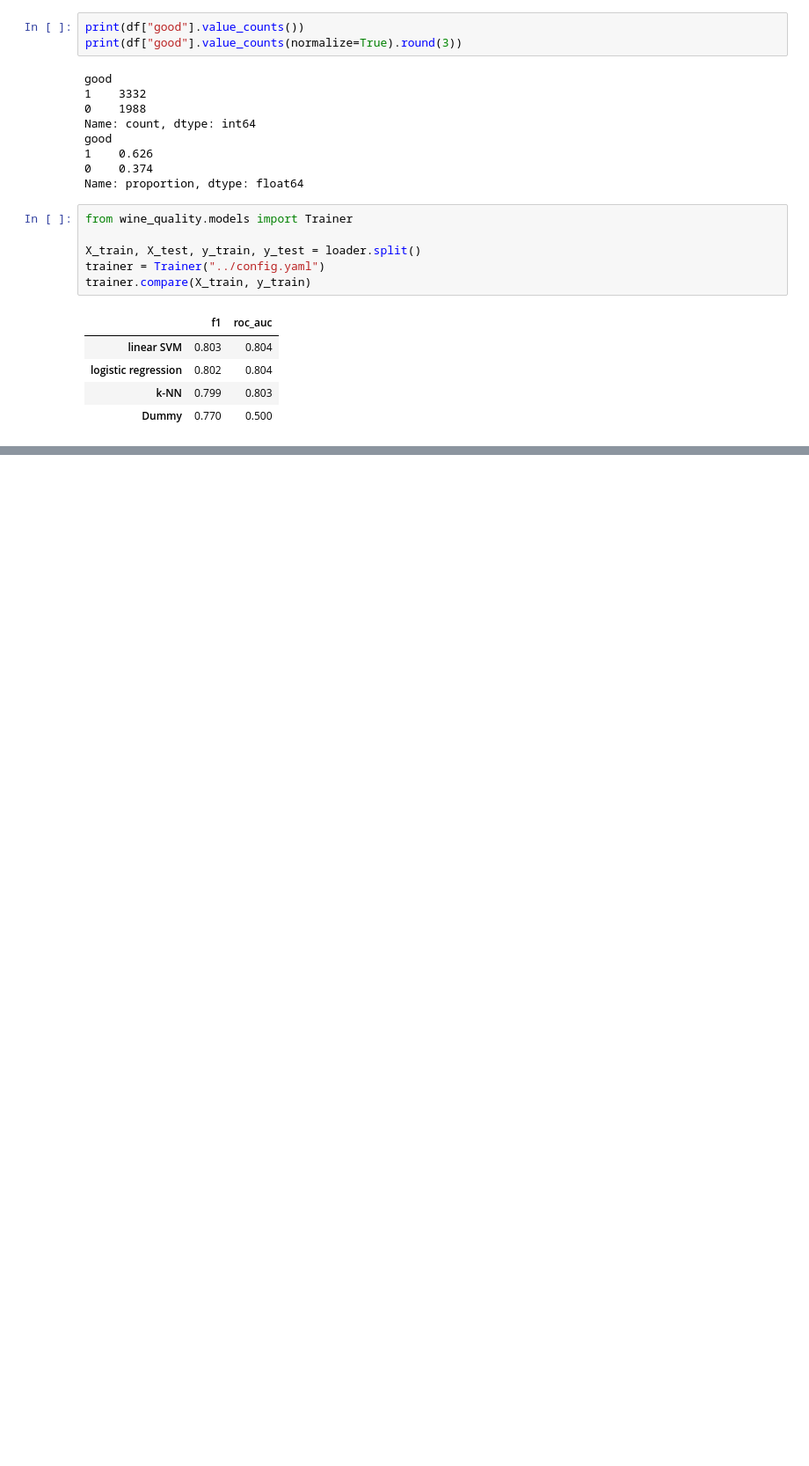
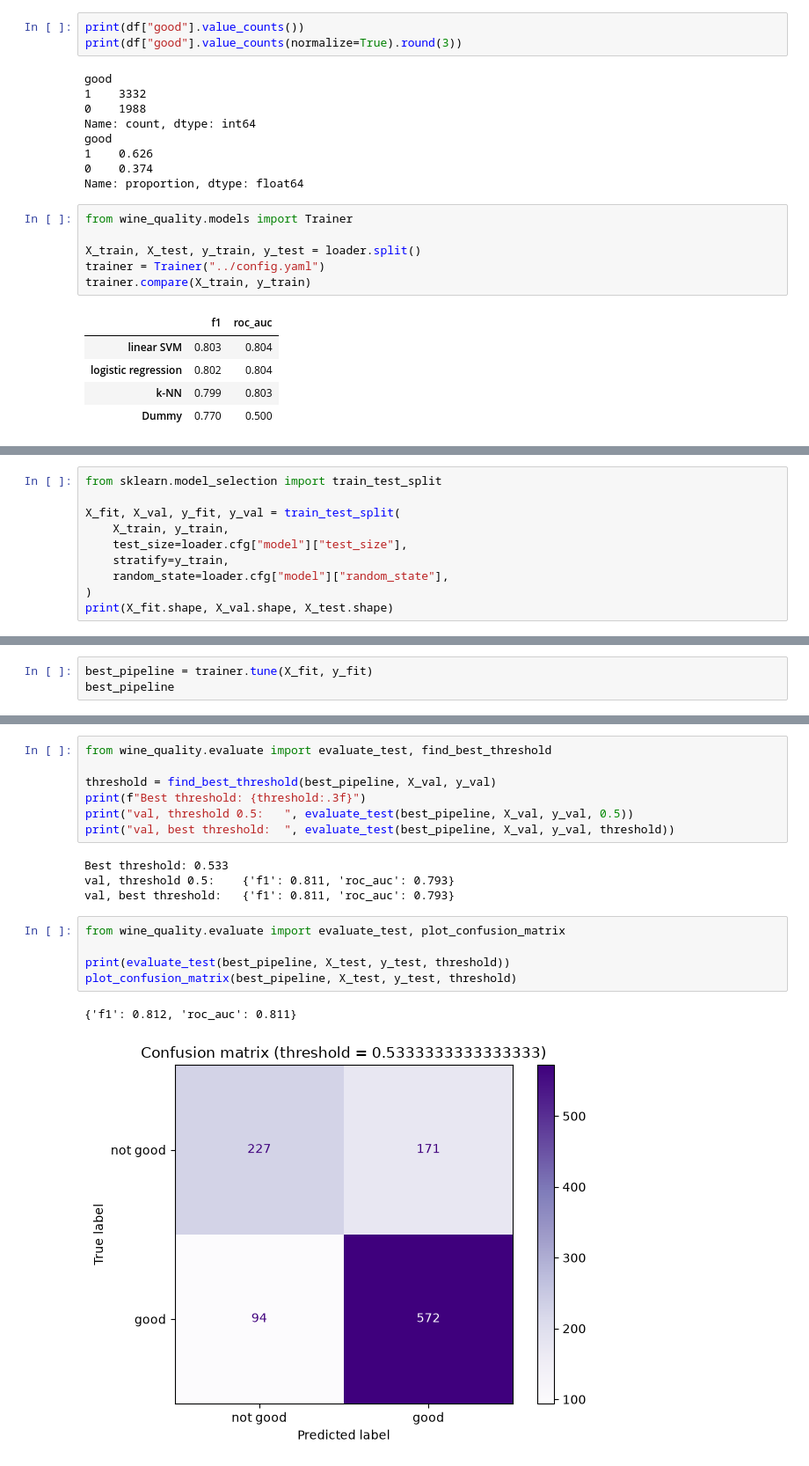
Before and after one commit to yoramaccoh1-cpu/wine-quality, a Jupyter notebook: notebooks/analysis.ipynb, the cells around one changed output, grey strips where cells are left out. Shown at 88% size. Saved outputs shown, nothing was run; the diff lists cells and outputs as text; blank space fills up the shorter version.

Commit message:
Add ML section: framing, tuning, threshold, test evaluation and interpretation

```diff
--- a/notebooks/analysis.ipynb
+++ b/notebooks/analysis.ipynb
@@ -150,0 +174,10 @@ trainer.compare(X_train, y_train)
+# %%
+from sklearn.model_selection import train_test_split
+
+X_fit, X_val, y_fit, y_val = train_test_split(
+    X_train, y_train,
+    test_size=loader.cfg["model"]["test_size"],
+    stratify=y_train,
+    random_state=loader.cfg["model"]["random_state"],
+)
+print(X_fit.shape, X_val.shape, X_test.shape)
@@ -150,0 +186,3 @@ trainer.compare(X_train, y_train)
+# %%
+best_pipeline = trainer.tune(X_fit, y_fit)
+best_pipeline
@@ -150,0 +207,19 @@ trainer.compare(X_train, y_train)
+# %%
+from wine_quality.evaluate import evaluate_test, find_best_threshold
+
+threshold = find_best_threshold(best_pipeline, X_val, y_val)
+print(f"Best threshold: {threshold:.3f}")
+print("val, threshold 0.5:   ", evaluate_test(best_pipeline, X_val, y_val, 0.5))
+print("val, best threshold:  ", evaluate_test(best_pipeline, X_val, y_val, threshold))
+# %% [output]
+Best threshold: 0.533
+val, threshold 0.5:    {'f1': 0.811, 'roc_auc': 0.793}
+val, best threshold:   {'f1': 0.811, 'roc_auc': 0.793}
+# %%
+from wine_quality.evaluate import evaluate_test, plot_confusion_matrix
+
+print(evaluate_test(best_pipeline, X_test, y_test, threshold))
+plot_confusion_matrix(best_pipeline, X_test, y_test, threshold)
+# %% [output]
+{'f1': 0.812, 'roc_auc': 0.811}
+[figure, added]
```
Also changed, not shown: parts of 6 cells of this notebook.
